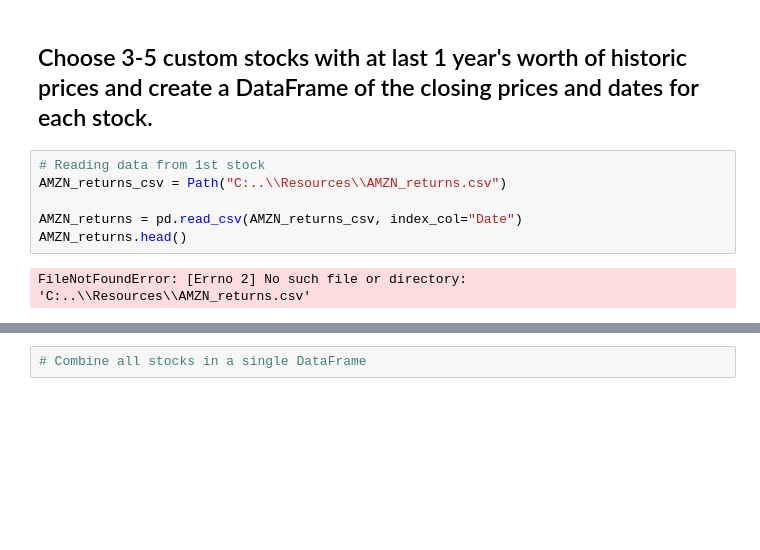
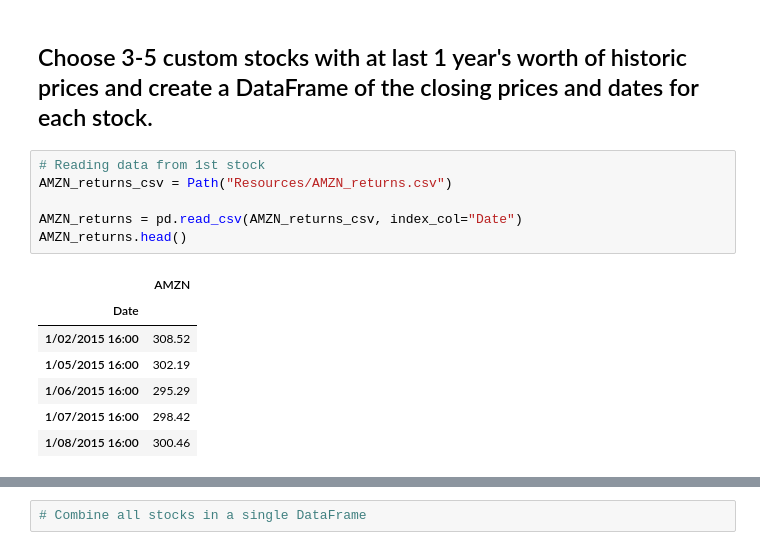
Before and after one commit to JimP315/Panthas, a Jupyter notebook: Starter_Code/whale_analysis.ipynb, the cells around one changed output, grey strips where cells are left out. Cells and saved outputs as stored; diff of their text form; blank space fills up the shorter version.

```diff
--- a/Starter_Code/whale_analysis.ipynb
+++ b/Starter_Code/whale_analysis.ipynb
@@ -263,12 +289,18 @@ In this section, you will build your own portfolio of stocks, calculate the retu
 ## Choose 3-5 custom stocks with at last 1 year's worth of historic prices and create a DataFrame of the closing prices and dates for each stock.
 # %%
 # Reading data from 1st stock
-AMZN_returns_csv = Path("C:..\\Resources\\AMZN_returns.csv")
+AMZN_returns_csv = Path("Resources/AMZN_returns.csv")
 
 AMZN_returns = pd.read_csv(AMZN_returns_csv, index_col="Date")
 AMZN_returns.head()
 # %% [output]
-FileNotFoundError: [Errno 2] No such file or directory: 'C:..\\Resources\\AMZN_returns.csv'
+|  | AMZN |
+| Date |  |
+| 1/02/2015 16:00 | 308.52 |
+| 1/05/2015 16:00 | 302.19 |
+| 1/06/2015 16:00 | 295.29 |
+| 1/07/2015 16:00 | 298.42 |
+| 1/08/2015 16:00 | 300.46 |
 # %%
 # Reading data from 2nd stock
 DMP_returns_csv = Path("Resources/DMP_returns.csv")
```
Also changed, not shown: parts of 12 cells of this notebook.
